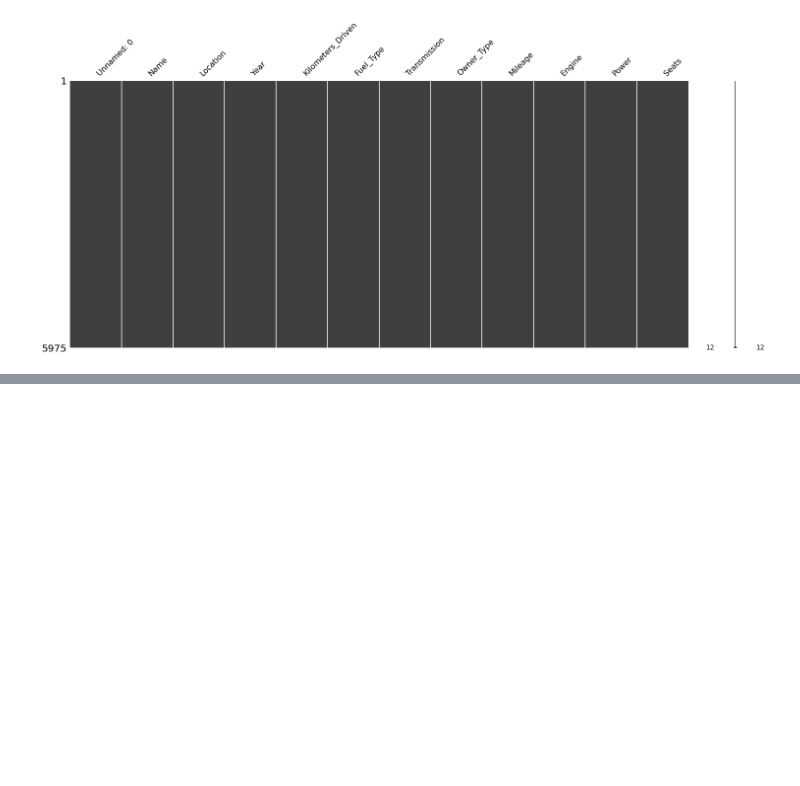
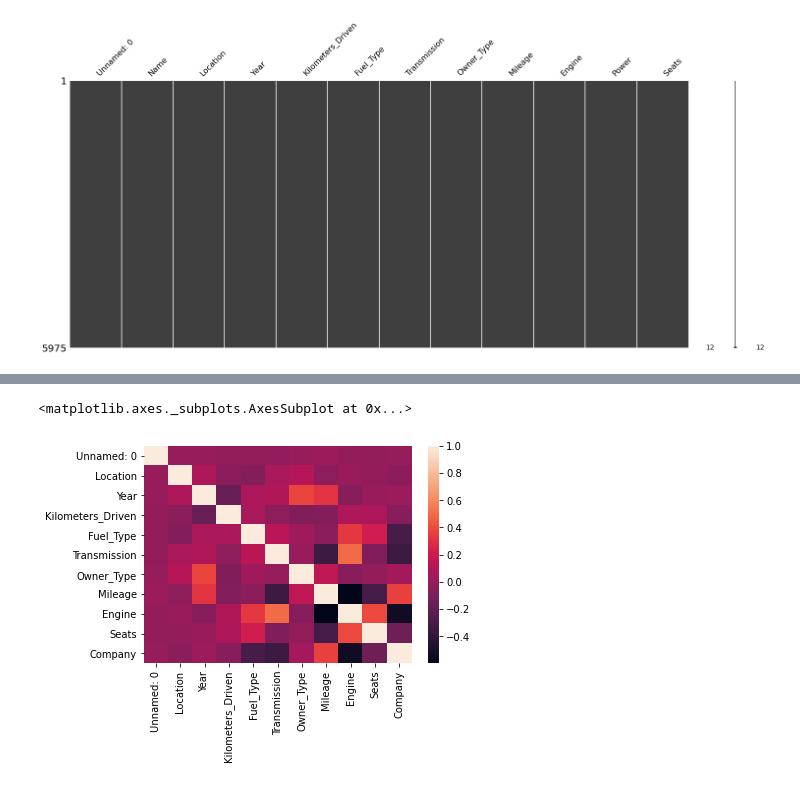
Before and after one commit to PrabhakaranD/used-car-price-prediction, a Jupyter notebook: Used_car_price_prediction.ipynb, the cells around one changed output, grey strips where cells are left out. Drawn from its saved outputs; the diff is of its cells as text; code cells hidden in the pictures; blank space fills up the shorter version.

```diff
--- a/Used_car_price_prediction.ipynb
+++ b/Used_car_price_prediction.ipynb
@@ -149,3 +270,8 @@ X['Seats'] = X['Seats'].astype('int')
+# %%
+sns.heatmap(X.corr())
+# %% [output]
+<matplotlib.axes._subplots.AxesSubplot at 0x...>
+[figure, added]
 # %%
 sns.pairplot(X)
 # %% [output]
```
Also changed, not shown: parts of 51 cells of this notebook.
